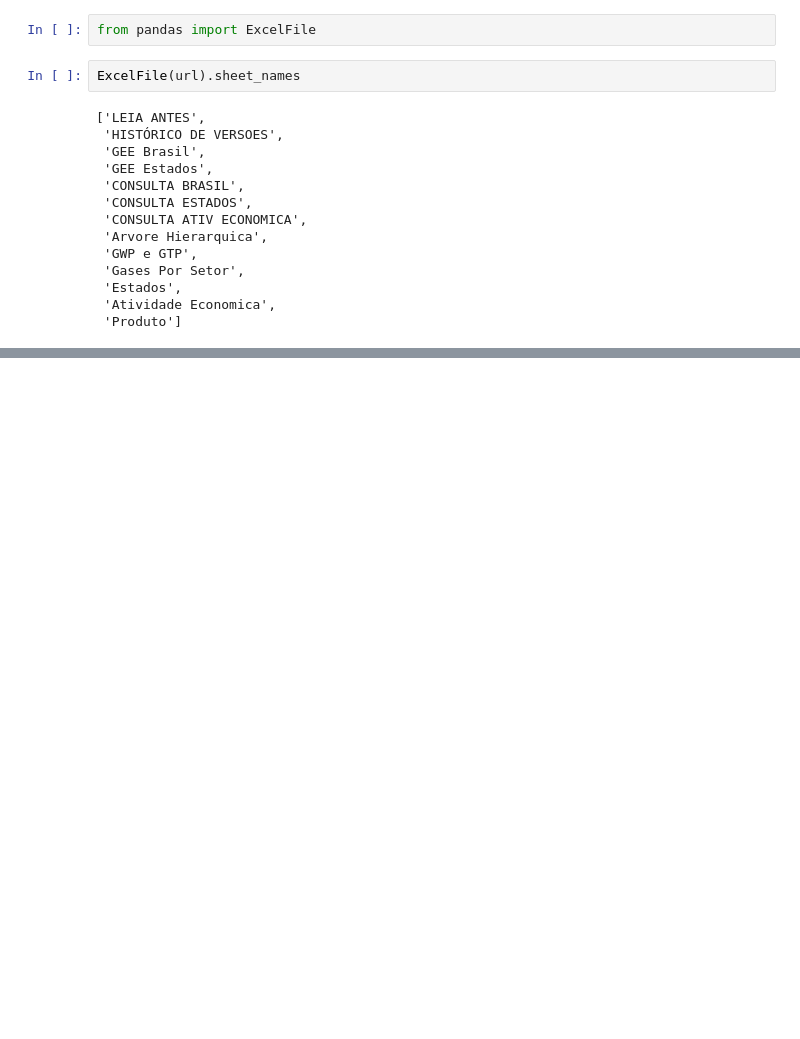
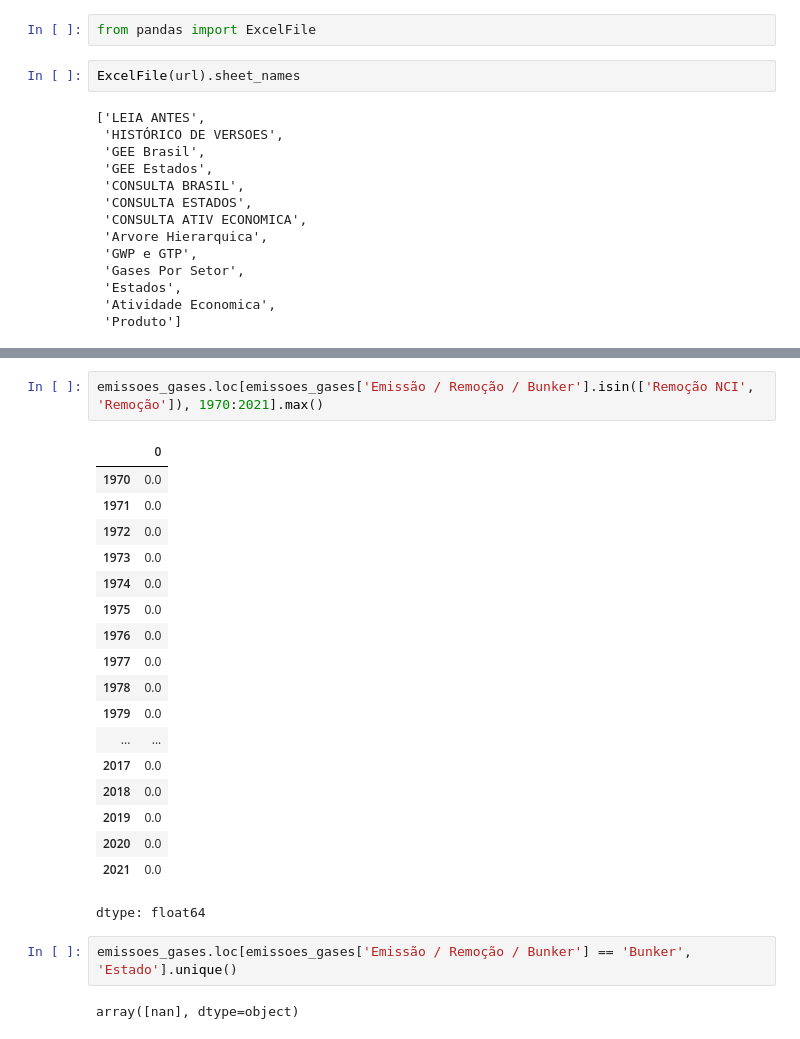
Before and after one commit to carlosclaudinolima/aulaspython, a Jupyter notebook: SEEG_01.ipynb, the cells around one changed output, grey strips where cells are left out. Cells and saved outputs as stored; diff of their text form; blank space fills up the shorter version.

```diff
--- a/SEEG_01.ipynb
+++ b/SEEG_01.ipynb
@@ -40,0 +122,25 @@ pd.read_excel(url, sheet_name='fontes')
+# %%
+emissoes_gases.loc[emissoes_gases['Emissão / Remoção / Bunker'].isin(['Remoção NCI', 'Remoção']), 1970:2021].max()
+# %% [output]
+|  | 0 |
+| 1970 | 0.0 |
+| 1971 | 0.0 |
+| 1972 | 0.0 |
+| 1973 | 0.0 |
+| 1974 | 0.0 |
+| 1975 | 0.0 |
+| 1976 | 0.0 |
+| 1977 | 0.0 |
+| 1978 | 0.0 |
+| 1979 | 0.0 |
+| ... | ... |
+| 2017 | 0.0 |
+| 2018 | 0.0 |
+| 2019 | 0.0 |
+| 2020 | 0.0 |
+| 2021 | 0.0 |
+dtype: float64
+# %%
+emissoes_gases.loc[emissoes_gases['Emissão / Remoção / Bunker'] == 'Bunker', 'Estado'].unique()
+# %% [output]
+array([nan], dtype=object)
```
Also changed, not shown: parts of 10 cells of this notebook.
